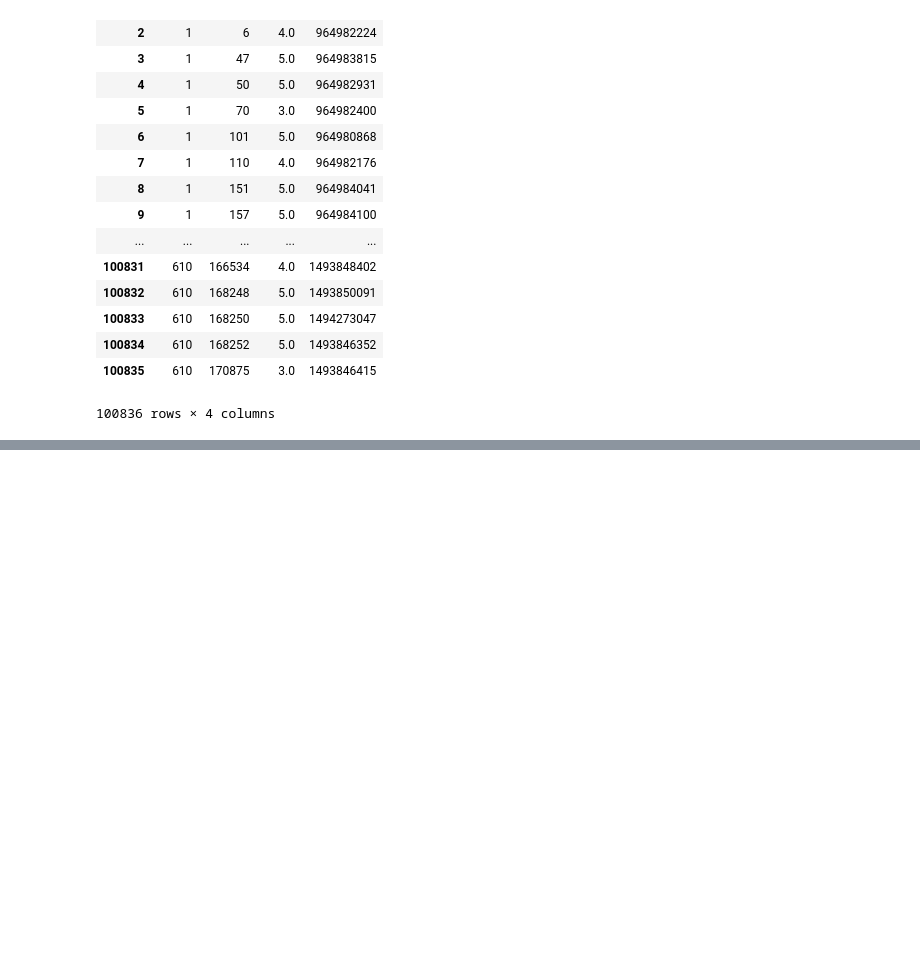
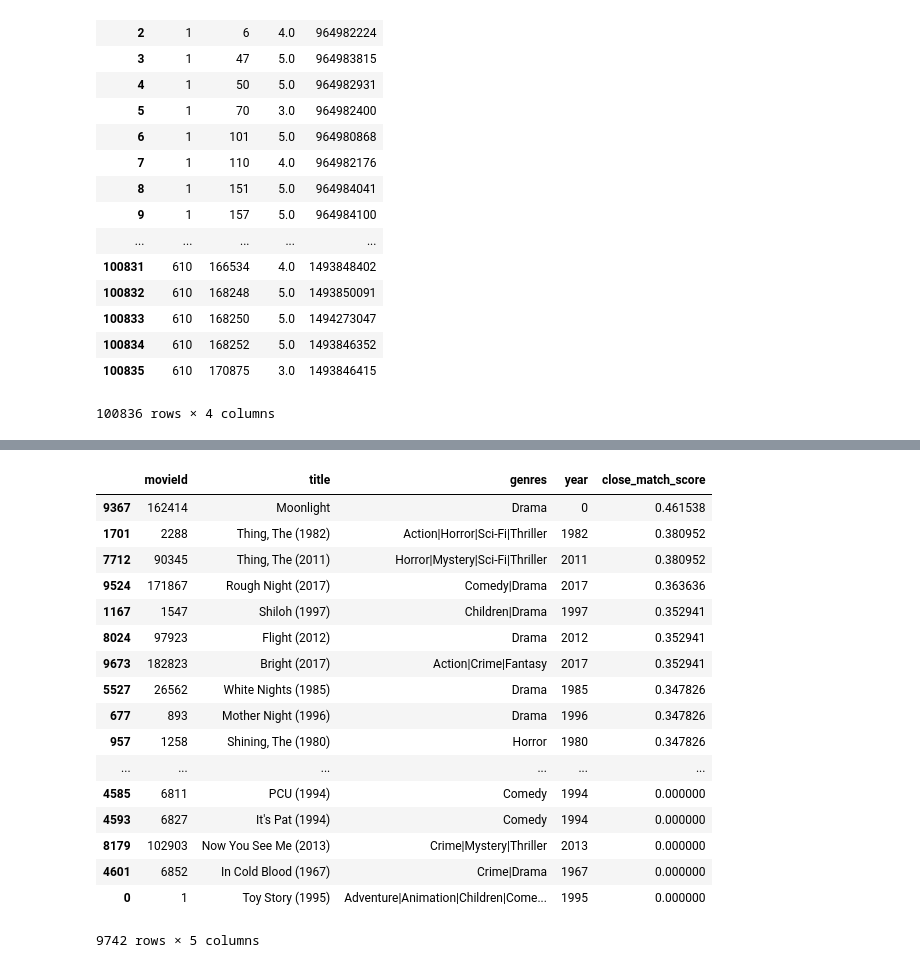
Before and after one commit to Fatema/web-technology, a Jupyter notebook: melon.ipynb, the cells around one changed output, grey strips where cells are left out. Saved outputs shown, nothing was run; the diff lists cells and outputs as text; code cells hidden in the pictures; blank space fills up the shorter version.

```diff
--- a/melon.ipynb
+++ b/melon.ipynb
@@ -523,0 +845,21 @@ ratings
+# %%
+movies.sort_values(by='close_match_score', ascending=False)
+# %% [output]
+|  | movieId | title | genres | year | close_match_score |
+| 9367 | 162414 | Moonlight | Drama | 0 | 0.461538 |
+| 1701 | 2288 | Thing, The (1982) | Action|Horror|Sci-Fi|Thriller | 1982 | 0.380952 |
+| 7712 | 90345 | Thing, The (2011) | Horror|Mystery|Sci-Fi|Thriller | 2011 | 0.380952 |
+| 9524 | 171867 | Rough Night (2017) | Comedy|Drama | 2017 | 0.363636 |
+| 1167 | 1547 | Shiloh (1997) | Children|Drama | 1997 | 0.352941 |
+| 8024 | 97923 | Flight (2012) | Drama | 2012 | 0.352941 |
+| 9673 | 182823 | Bright (2017) | Action|Crime|Fantasy | 2017 | 0.352941 |
+| 5527 | 26562 | White Nights (1985) | Drama | 1985 | 0.347826 |
+| 677 | 893 | Mother Night (1996) | Drama | 1996 | 0.347826 |
+| 957 | 1258 | Shining, The (1980) | Horror | 1980 | 0.347826 |
+| ... | ... | ... | ... | ... | ... |
+| 4585 | 6811 | PCU (1994) | Comedy | 1994 | 0.000000 |
+| 4593 | 6827 | It's Pat (1994) | Comedy | 1994 | 0.000000 |
+| 8179 | 102903 | Now You See Me (2013) | Crime|Mystery|Thriller | 2013 | 0.000000 |
+| 4601 | 6852 | In Cold Blood (1967) | Crime|Drama | 1967 | 0.000000 |
+| 0 | 1 | Toy Story (1995) | Adventure|Animation|Children|Come... | 1995 | 0.000000 |
+9742 rows × 5 columns
```
Also changed, not shown: parts of 37 cells of this notebook, 3 other files.
